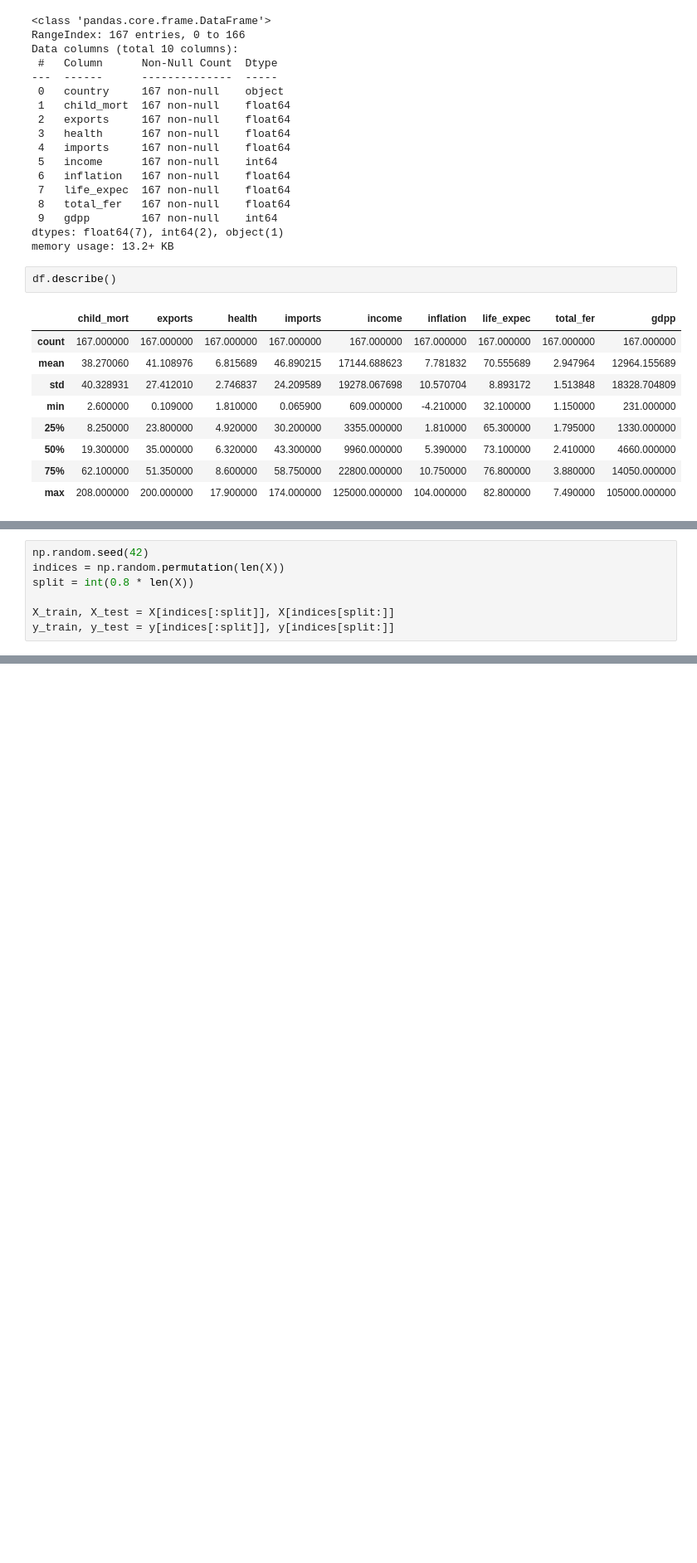
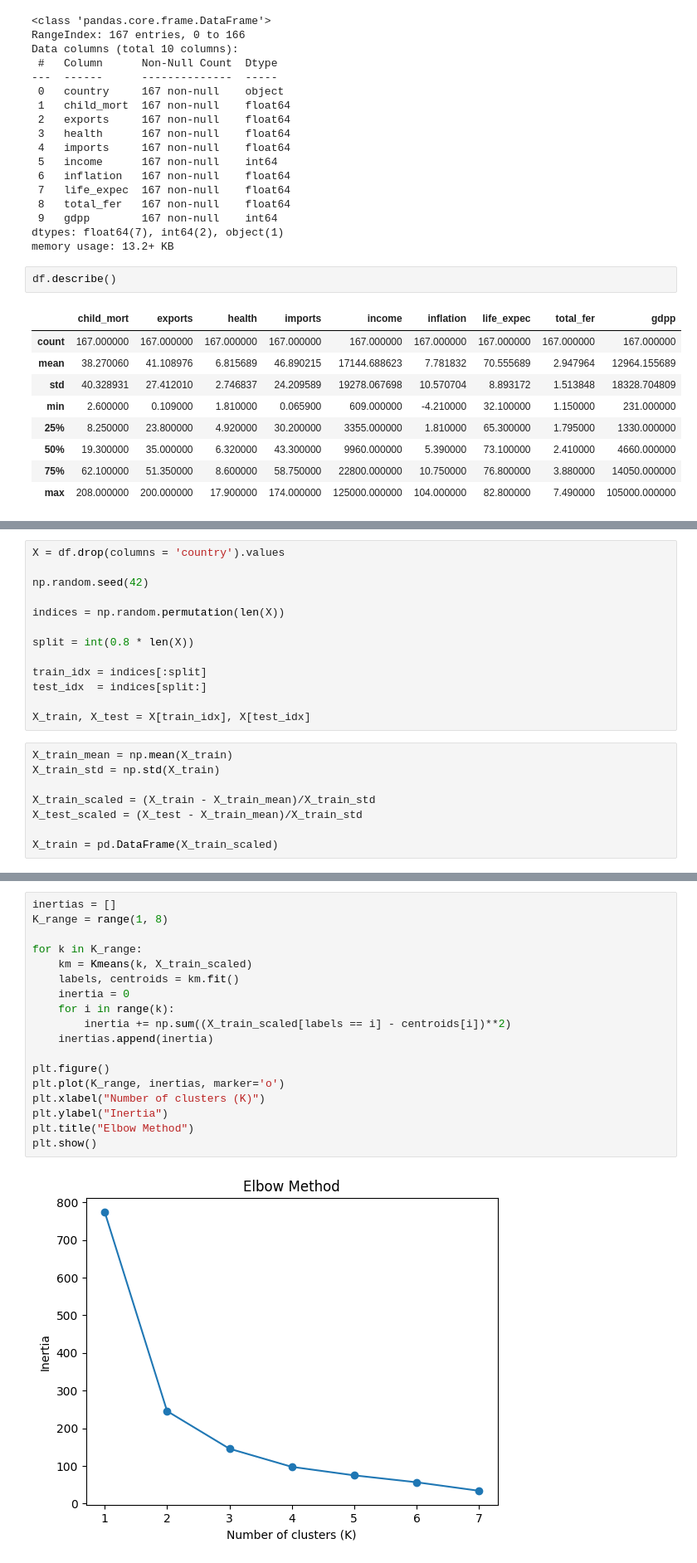
Before and after one commit to Mshaunak/MRM-TaskPhase-10, a Jupyter notebook: KNN.ipynb, the cells around one changed output, grey strips where cells are left out. Shown at 83% size. Saved outputs shown, nothing was run; the diff lists cells and outputs as text; blank space fills up the shorter version.

```diff
--- a/KNN.ipynb
+++ b/KNN.ipynb
@@ -62,7 +57,21 @@ X = (X - X.mean(axis=0)) / X.std(axis=0)
 # %%
+X = df.drop(columns = 'country').values
+
 np.random.seed(42)
+
 indices = np.random.permutation(len(X))
+
 split = int(0.8 * len(X))
 
-X_train, X_test = X[indices[:split]], X[indices[split:]]
-y_train, y_test = y[indices[:split]], y[indices[split:]]
+train_idx = indices[:split]
+test_idx  = indices[split:]
+
+X_train, X_test = X[train_idx], X[test_idx]
+# %%
+X_train_mean = np.mean(X_train)
+X_train_std = np.std(X_train)
+
+X_train_scaled = (X_train - X_train_mean)/X_train_std
+X_test_scaled = (X_test - X_train_mean)/X_train_std
+
+X_train = pd.DataFrame(X_train_scaled)
@@ -68,0 +152,20 @@ y_train, y_test = y[indices[:split]], y[indices[split:]]
+# %%
+inertias = []
+K_range = range(1, 8)
+
+for k in K_range:
+    km = Kmeans(k, X_train_scaled)
+    labels, centroids = km.fit()
+    inertia = 0
+    for i in range(k):
+        inertia += np.sum((X_train_scaled[labels == i] - centroids[i])**2)
+    inertias.append(inertia)
+
+plt.figure()
+plt.plot(K_range, inertias, marker='o')
+plt.xlabel("Number of clusters (K)")
+plt.ylabel("Inertia")
+plt.title("Elbow Method")
+plt.show()
+# %% [output]
+[figure, added]
```
Also changed, not shown: parts of 19 cells of this notebook.
